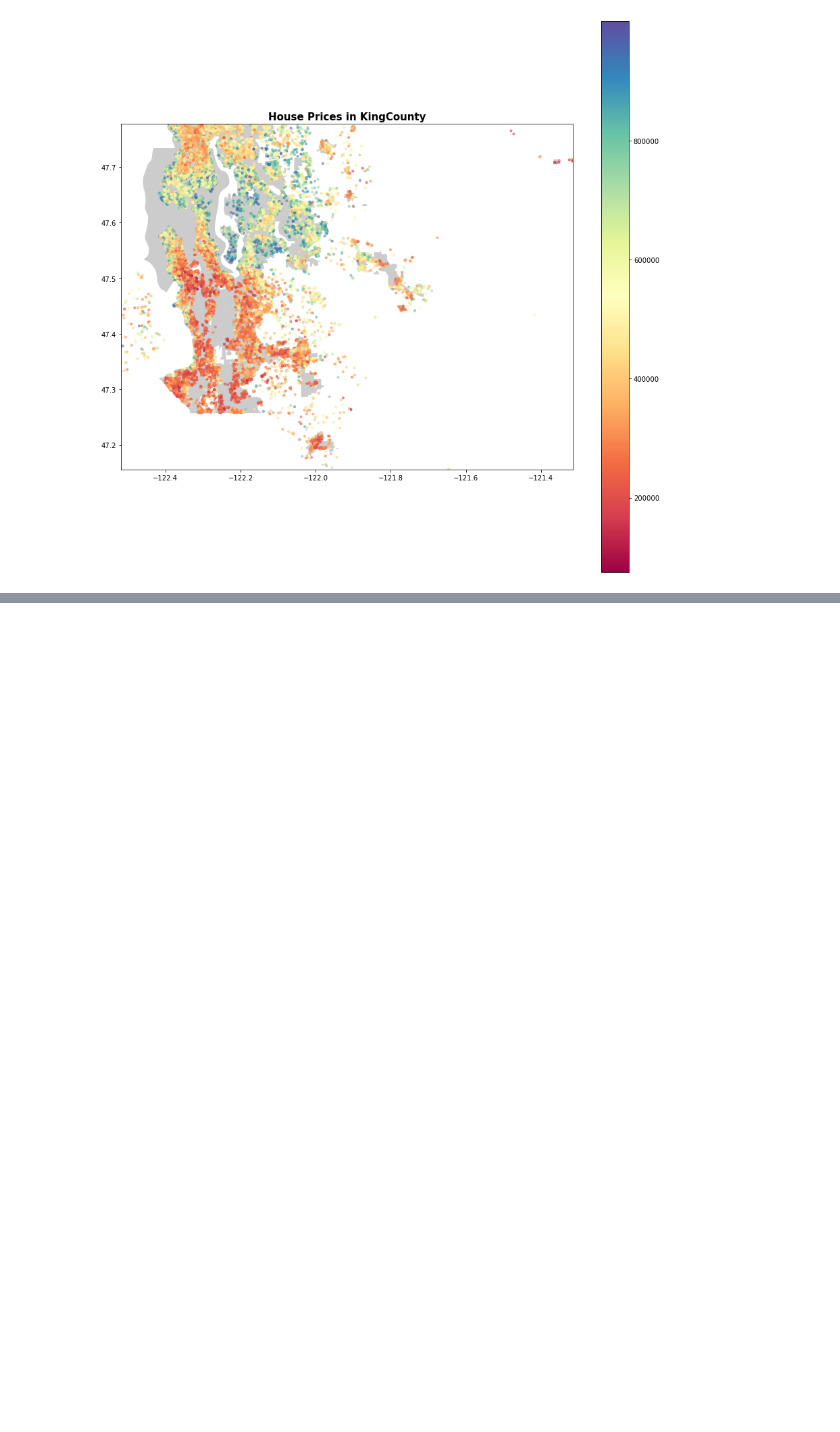
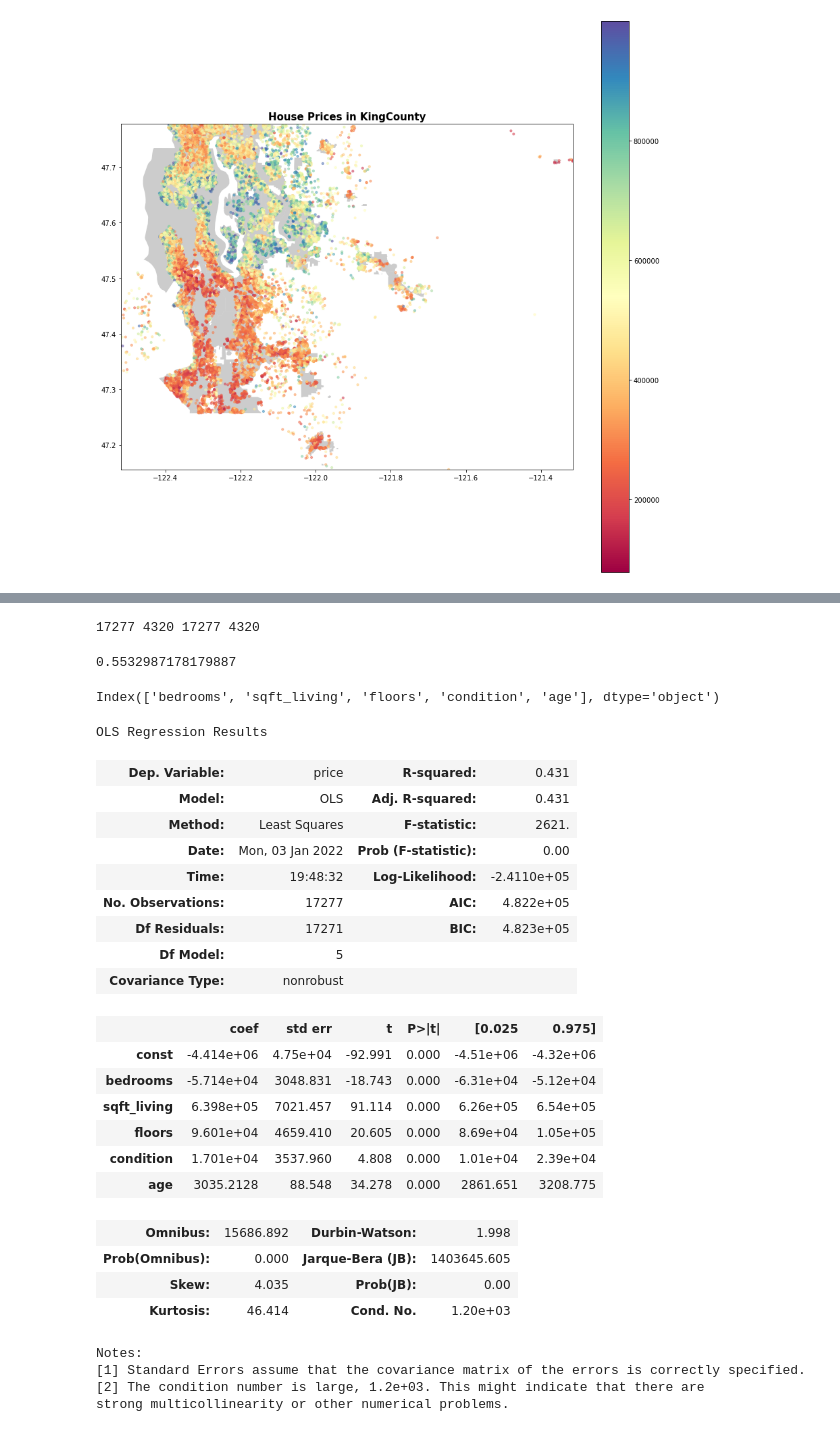
Before and after one commit to westonshuken/King-county-housing-analysis, a Jupyter notebook: Czarina-Modeling.ipynb, the cells around one changed output, grey strips where cells are left out. Cells and saved outputs as stored; diff of their text form; code cells hidden in the pictures; blank space fills up the shorter version.

Commit message:
Perform log transformation and scaling

```diff
--- a/Czarina-Modeling.ipynb
+++ b/Czarina-Modeling.ipynb
@@ -163,2 +180,24 @@ plt.show()
+# %%
+to_drop = ['price', 'waterfront', 'view', 'zipcode',
+           'month', 'basement', 'renovated', 'lat', 'long',
+           'sqft_living15', 'sqft_lot15', 'grade', 'bathrooms', 'sqft_lot']
+y = raw_data[['price']]
+X = raw_data.drop(to_drop, axis=1)
+# %%
+from sklearn.model_selection import train_test_split
+X_train, X_test, y_train, y_test = train_test_split(X, y, test_size=0.2, random_state=42)
+# %%
+print(len(X_train), len(X_test), len(y_train), len(y_test))
+# %% [output]
+17277 4320 17277 4320
+# %%
+import statsmodels.api as sm
+
+model = sm.OLS(y_train, sm.add_constant(X_train)).fit()
+model.rsquared
+# %% [output]
+0.5532987178179887
 # %%
-raw_data.columns
+X_train.columns
+# %% [output]
+Index(['bedrooms', 'sqft_living', 'floors', 'condition', 'age'], dtype='object')
@@ -187,0 +204,35 @@ multicol[(multicol.cc>.7) & (multicol.cc <1)]
+# %%
+to_transform = ['sqft_living']
+log_df = X_train.copy()
+
+for col in to_transform:
+    log_df[col] = np.log(log_df[col])
+# %%
+model = sm.OLS(y_train, sm.add_constant(log_df)).fit()
+model.summary()
+# %% [output]
+OLS Regression Results
+| Dep. Variable: | price | R-squared: | 0.431 |
+| Model: | OLS | Adj. R-squared: | 0.431 |
+| Method: | Least Squares | F-statistic: | 2621. |
+| Date: | Mon, 03 Jan 2022 | Prob (F-statistic): | 0.00 |
+| Time: | 19:48:32 | Log-Likelihood: | -2.4110e+05 |
+| No. Observations: | 17277 | AIC: | 4.822e+05 |
+| Df Residuals: | 17271 | BIC: | 4.823e+05 |
+| Df Model: | 5 |  |  |
+| Covariance Type: | nonrobust |  |  |
+|  | coef | std err | t | P>|t| | [0.025 | 0.975] |
+| const | -4.414e+06 | 4.75e+04 | -92.991 | 0.000 | -4.51e+06 | -4.32e+06 |
+| bedrooms | -5.714e+04 | 3048.831 | -18.743 | 0.000 | -6.31e+04 | -5.12e+04 |
+| sqft_living | 6.398e+05 | 7021.457 | 91.114 | 0.000 | 6.26e+05 | 6.54e+05 |
+| floors | 9.601e+04 | 4659.410 | 20.605 | 0.000 | 8.69e+04 | 1.05e+05 |
+| condition | 1.701e+04 | 3537.960 | 4.808 | 0.000 | 1.01e+04 | 2.39e+04 |
+| age | 3035.2128 | 88.548 | 34.278 | 0.000 | 2861.651 | 3208.775 |
+| Omnibus: | 15686.892 | Durbin-Watson: | 1.998 |
+| Prob(Omnibus): | 0.000 | Jarque-Bera (JB): | 1403645.605 |
+| Skew: | 4.035 | Prob(JB): | 0.00 |
+| Kurtosis: | 46.414 | Cond. No. | 1.20e+03 |
+Notes:
+[1] Standard Errors assume that the covariance matrix of the errors is correctly specified.
+[2] The condition number is large, 1.2e+03. This might indicate that there are
+strong multicollinearity or other numerical problems.
```
Also changed, not shown: parts of 32 cells of this notebook.
